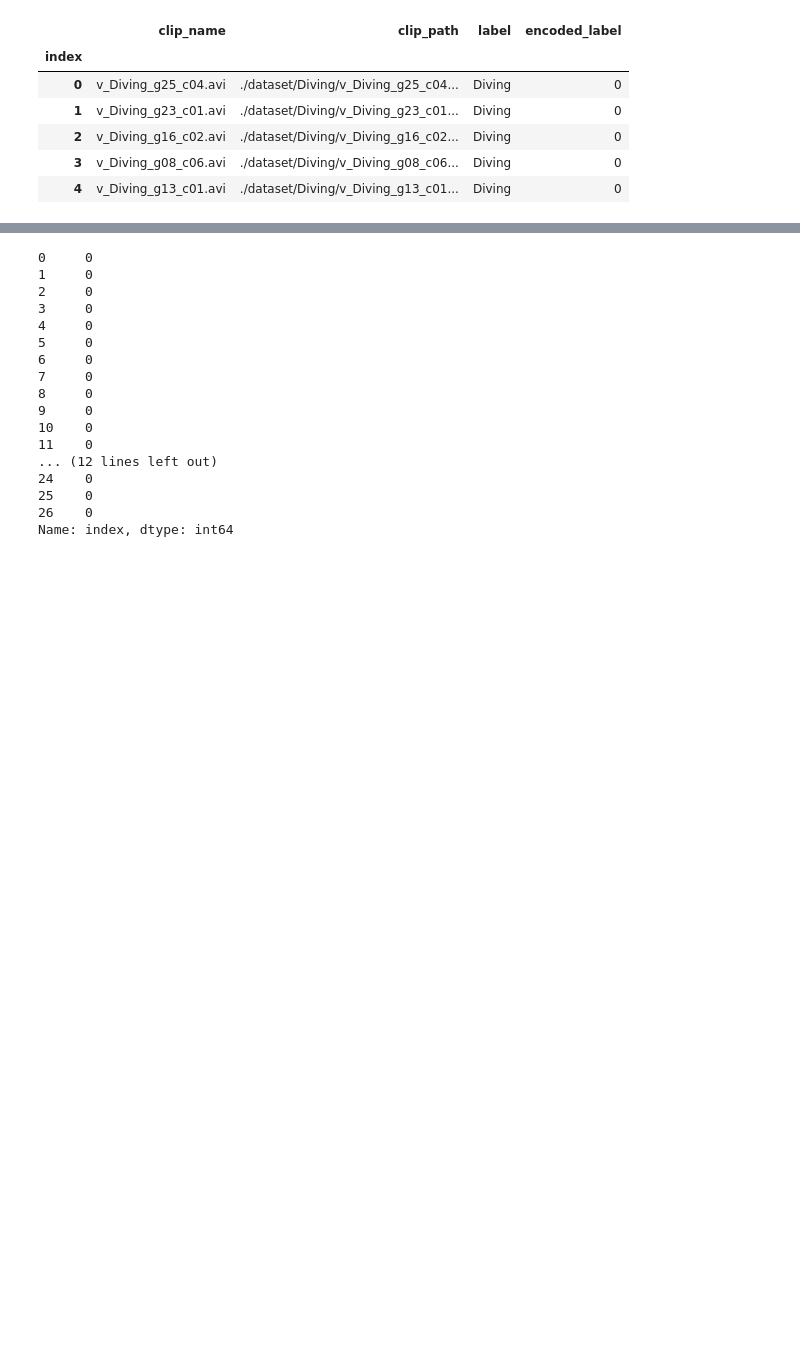
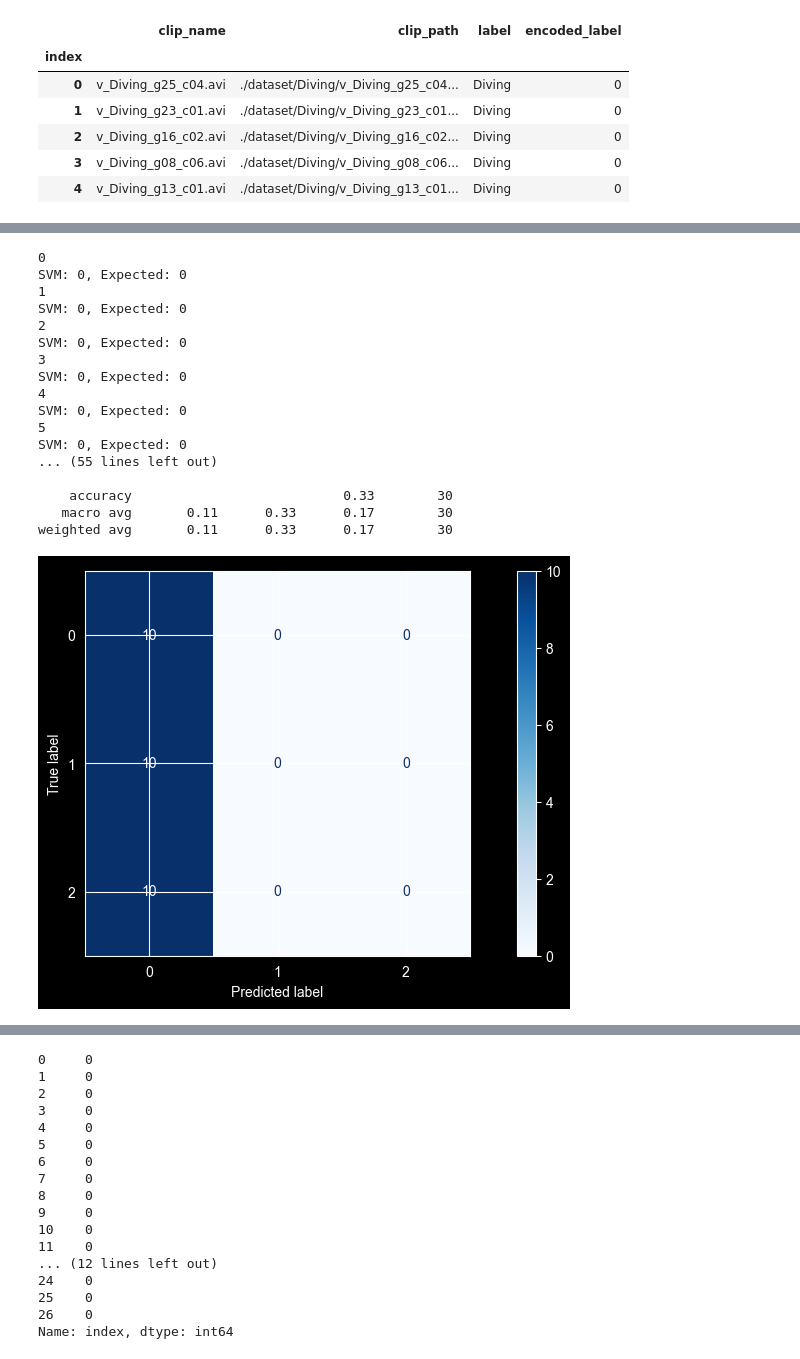
Before and after one commit to limo-756/Video-Analytics-Assignment1, a Jupyter notebook: per_frame_classifier.ipynb, the cells around one changed output, grey strips where cells are left out. Drawn from its saved outputs; the diff is of its cells as text; code cells hidden in the pictures; blank space fills up the shorter version.

```diff
--- a/per_frame_classifier.ipynb
+++ b/per_frame_classifier.ipynb
@@ -96,9 +97,6 @@ scaler = MinMaxScaler()
 def process_df(df, is_test=False):
     features = []
     for index, row in df.iterrows():
-        if index > 10:
-            break
-        print(f"The index {index} amd row={row}")
         features += add_color_feature_pipeline(index, row.clip_path)
 
     color_df = pd.DataFrame(
@@ -241,0 +130,3 @@ ValueError: setting an array element with a sequence.
+# %%
+test_color_df = process_df(test_df, is_test=True)
+merged_df = pd.merge(test_df, test_color_df, on='index', how='inner')
@@ -241,0 +239,21 @@ ValueError: setting an array element with a sequence.
+# %%
+test_pipeline(svm_model)
+# %% [output]
+0
+SVM: 0, Expected: 0
+1
+SVM: 0, Expected: 0
+2
+SVM: 0, Expected: 0
+3
+SVM: 0, Expected: 0
+4
+SVM: 0, Expected: 0
+5
+SVM: 0, Expected: 0
+... (55 lines left out)
+
+    accuracy                           0.33        30
+   macro avg       0.11      0.33      0.17        30
+weighted avg       0.11      0.33      0.17        30
+[figure, added]
```
Also changed, not shown: parts of 14 cells of this notebook.
